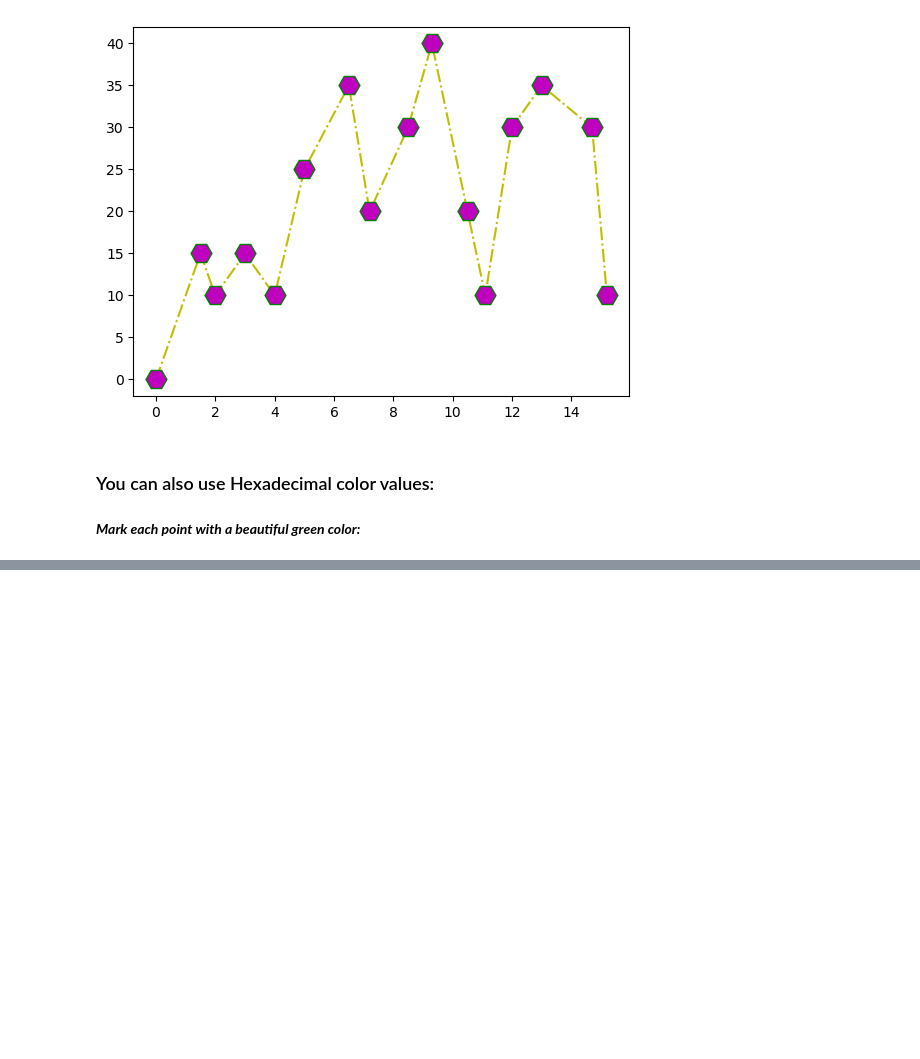
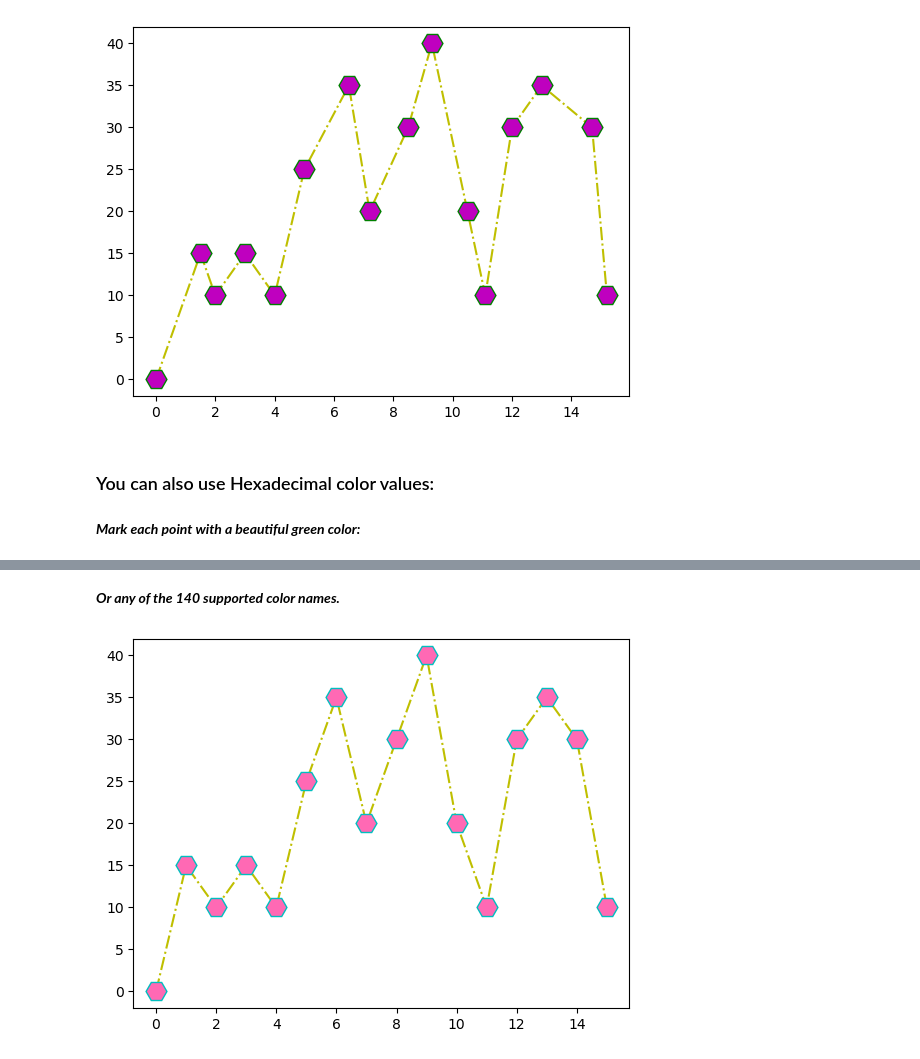
Before and after one commit to jabedkhanjb/Matplotlib, a Jupyter notebook: Matplotlib 4 Markers/Matplotlib Markers.ipynb, the cells around one changed output, grey strips where cells are left out. Cells and saved outputs as stored; diff of their text form; code cells hidden in the pictures; blank space fills up the shorter version.

```diff
--- a/Matplotlib 4 Markers/Matplotlib Markers.ipynb
+++ b/Matplotlib 4 Markers/Matplotlib Markers.ipynb
@@ -200,0 +201,12 @@ plt.show()
+# %% [markdown]
+<i><b>Or any of the 140 supported color names.</b></i>
+# %%
+import numpy as np
+import matplotlib.pyplot as plt
+
+ypoint = np.array([0, 15, 10, 15, 10, 25, 35, 20, 30, 40, 20, 10, 30, 35, 30, 10])
+
+plt.plot(ypoint, "H-.y", ms = "15", mec = "c", mfc = "hotpink" )
+plt.show()
+# %% [output]
+[figure, added]
```
Also changed, not shown: parts of 1 cell of this notebook.
